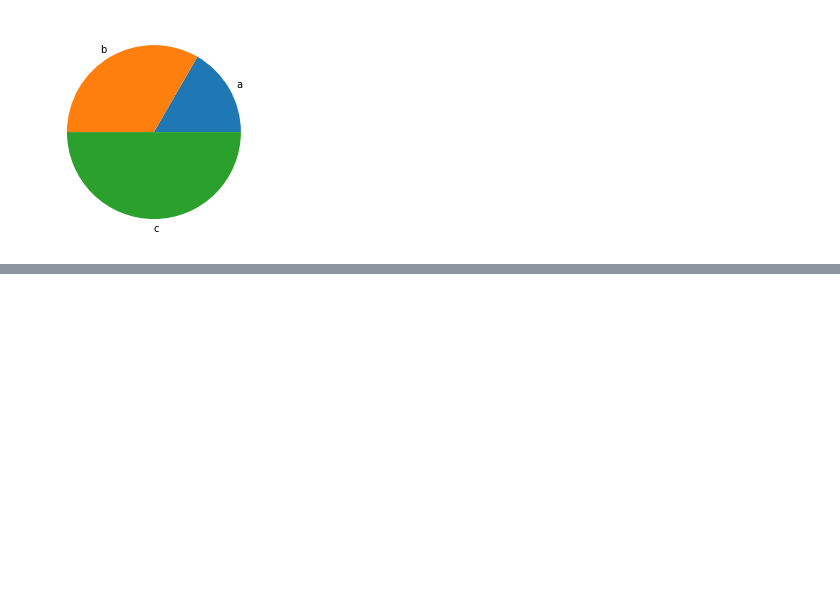
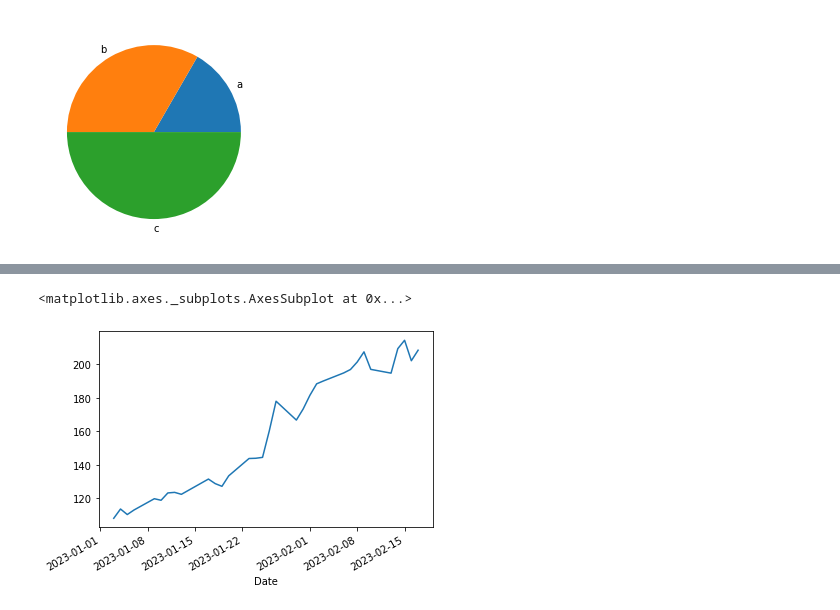
Before and after one commit to Chenronron/20230219-python, a Jupyter notebook: 20230219.ipynb, the cells around one changed output, grey strips where cells are left out. Saved outputs shown, nothing was run; the diff lists cells and outputs as text; code cells hidden in the pictures; blank space fills up the shorter version.

```diff
--- a/20230219.ipynb
+++ b/20230219.ipynb
@@ -577,0 +640,2 @@ plt.pie(x, labels=c);
+# %%
+df = yf.download("TSLA")
@@ -577,0 +896,5 @@ plt.pie(x, labels=c);
+# %%
+df.loc['2023'].Close.plot()
+# %% [output]
+<matplotlib.axes._subplots.AxesSubplot at 0x...>
+[figure, added]
```
Also changed, not shown: parts of 51 cells of this notebook.
